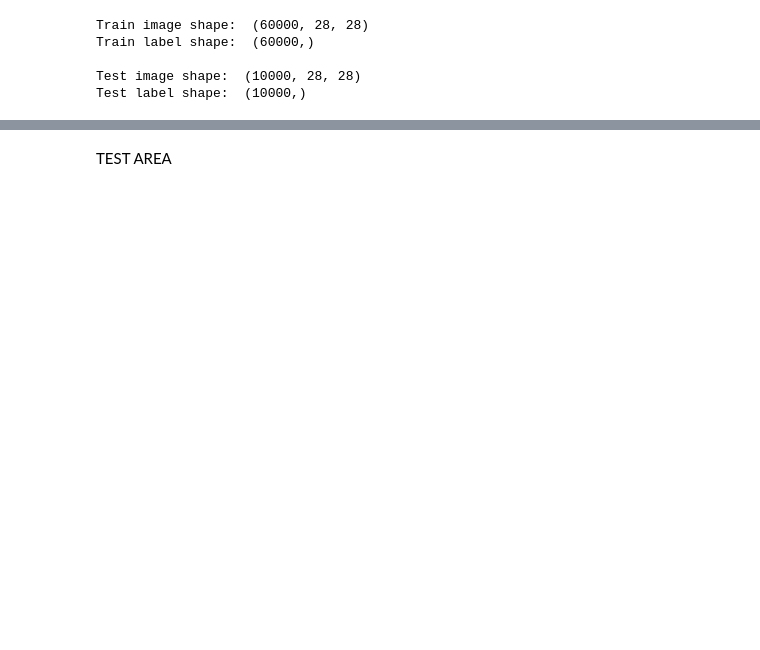
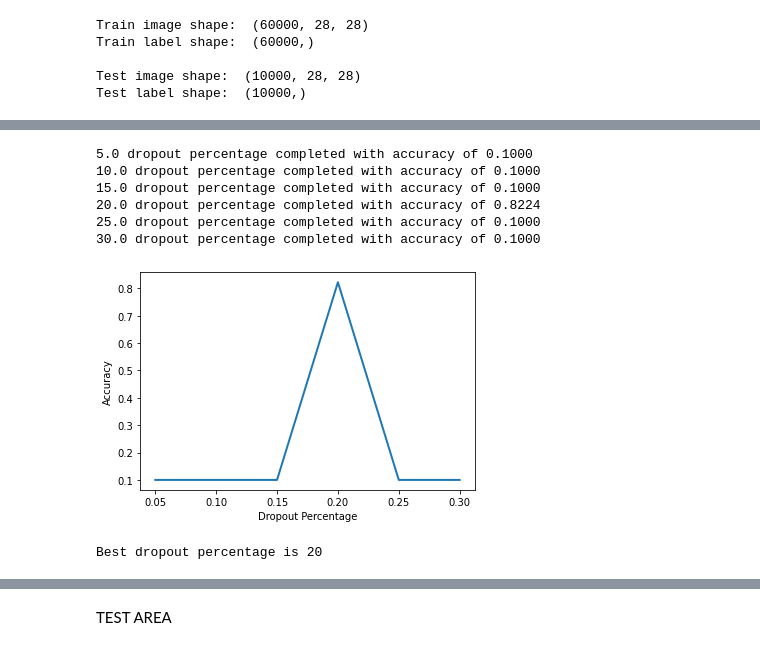
Before and after one commit to dbtronics/COMP551---Miniproject-3-Classification-of-Image-Data-, a Jupyter notebook: Group_18_Miniproject_3.ipynb, the cells around one changed output, grey strips where cells are left out. Cells and saved outputs as stored; diff of their text form; code cells hidden in the pictures; blank space fills up the shorter version.

Commit message:
Dropout regularization implementation

```diff
--- a/Group_18_Miniproject_3.ipynb
+++ b/Group_18_Miniproject_3.ipynb
@@ -320,0 +462,29 @@ Mean [training, validation] accuracy of [0.985, 0.835]
+# %%
+dropout_percentage = [0.05, 0.10, 0.15, 0.20, 0.25, 0.30] # going from 5-30% dropout
+# dropout_performance = np.zeros(len(dropout_percentage))
+dropout_acc = np.zeros(len(dropout_percentage))
+best_dropout_percentage = 0
+
+for dropout_index in range(len(dropout_percentage)):
+  model = MLP(x_test.shape[1], np.max(y_test)+1, activation = "relu", hidden_layer=2,
+            dropout=True, dropout_percent=dropout_percentage[dropout_index])
+  model.fit(x_train, y_train, 50)
+  yh = model.predict(x_test)
+  dropout_acc[dropout_index] = model.eval_acc(yh, y_test)
+  print("%.1f dropout percentage completed with accuracy of %.4f" %
+        (int(dropout_percentage[dropout_index]*100), dropout_acc[dropout_index]))
+plt.plot(dropout_percentage, dropout_acc, linewidth=2)
+plt.xlabel("Dropout Percentage")
+plt.ylabel("Accuracy")
+plt.show()
+best_dropout_percentage = dropout_percentage[np.argmax(dropout_acc)]
+print("\nBest dropout percentage is %.1d" % int(best_dropout_percentage*100))
+# %% [output]
+5.0 dropout percentage completed with accuracy of 0.1000
+10.0 dropout percentage completed with accuracy of 0.1000
+15.0 dropout percentage completed with accuracy of 0.1000
+20.0 dropout percentage completed with accuracy of 0.8224
+25.0 dropout percentage completed with accuracy of 0.1000
+30.0 dropout percentage completed with accuracy of 0.1000
+[figure, added]
+Best dropout percentage is 20
```
Also changed, not shown: parts of 16 cells of this notebook.
